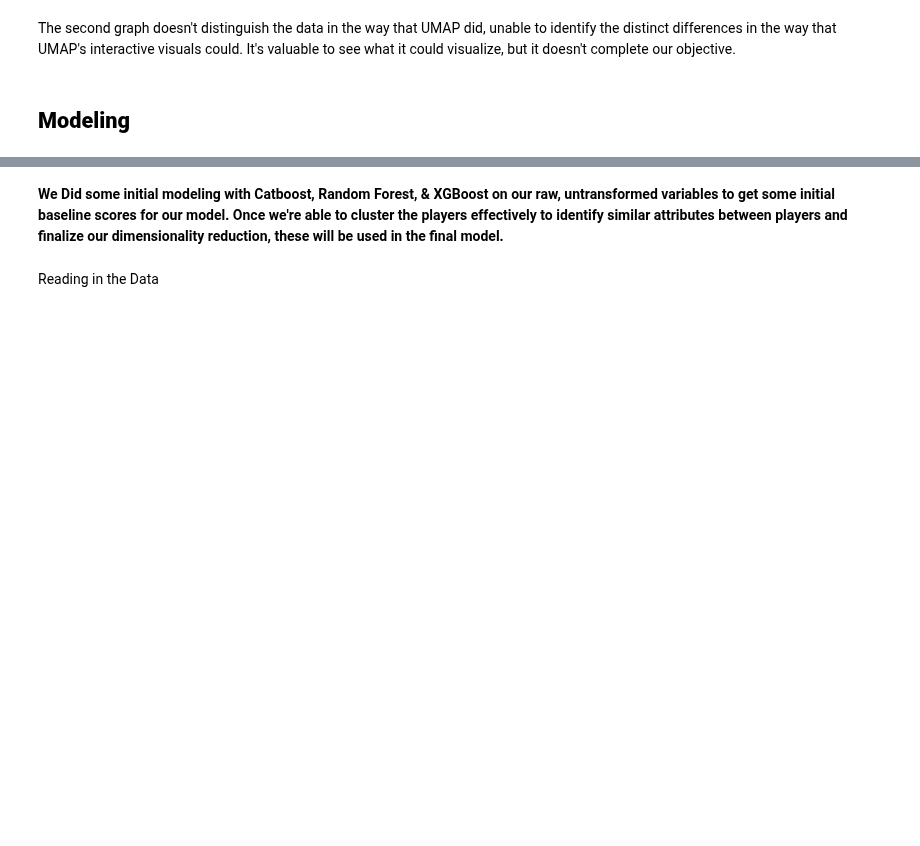
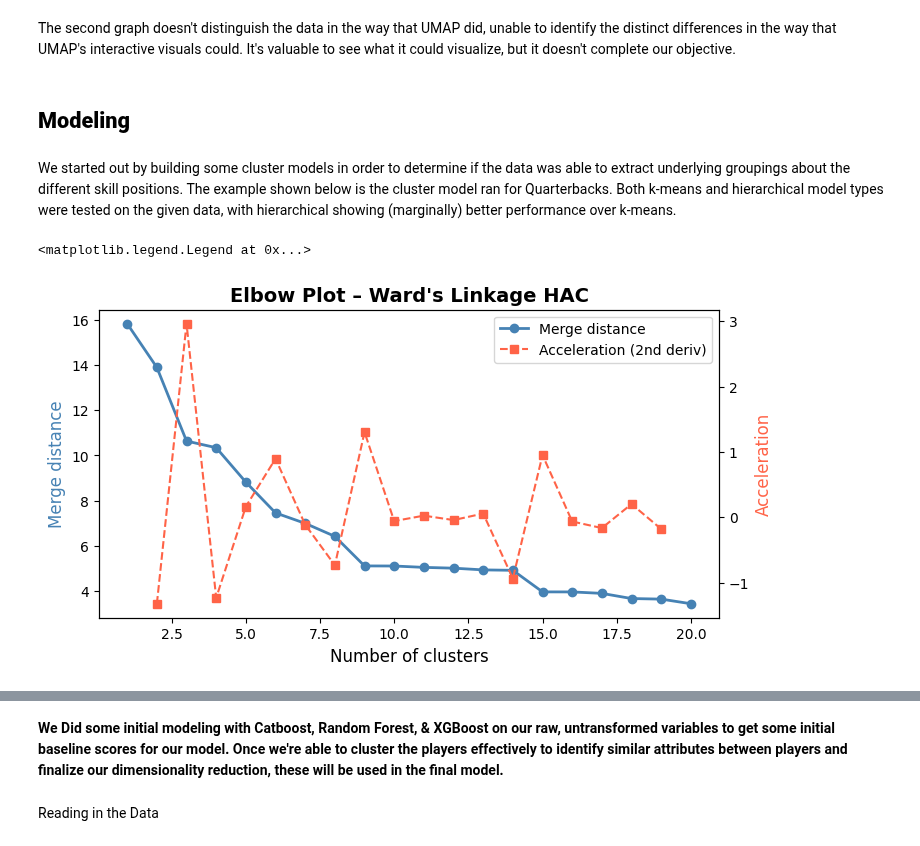
Before and after one commit to SU-IST707-SP26/group-project-big-brains-and-nathan, a Jupyter notebook: checkpoint/submission.ipynb, the cells around one changed output, grey strips where cells are left out. Cells and saved outputs as stored; diff of their text form; code cells hidden in the pictures; blank space fills up the shorter version.

Commit message:
Add cluster models and Challenges

```diff
--- a/checkpoint/submission.ipynb
+++ b/checkpoint/submission.ipynb
@@ -566,3 +566,58 @@ fig.show()
 The second graph doesn't distinguish the data in the way that UMAP did, unable to identify the distinct differences in the way that UMAP's interactive visuals could. It's valuable to see what it could visualize, but it doesn't complete our objective.
 # %% [markdown]
 ## **Modeling**
+# %% [markdown]
+We started out by building some cluster models in order to determine if the data was able to extract underlying groupings about the different skill positions. The example shown below is the cluster model ran for Quarterbacks. Both k-means and hierarchical model types were tested on the given data, with hierarchical showing (marginally) better performance over k-means.
+# %%
+import pandas as pd
+import numpy as np
+import matplotlib.pyplot as plt
+import matplotlib.gridspec as gridspec
+from scipy.cluster.hierarchy import dendrogram, linkage, fcluster
+from sklearn.preprocessing import StandardScaler
+from sklearn.metrics import silhouette_score, silhouette_samples, davies_bouldin_score, adjusted_rand_score
+import matplotlib.cm as cm
+
+data = pd.read_csv('/workspaces/group-project-big-brains-and-nathan/data/merged.csv')
+
+# usage
+# cols = ['w_av', 'usage_passing_downs', 'usage_standard_downs', 'usage_third_down', 'usage_second_down', 'usage_first_down', 'usage_rush', 'usage_var_pass', 'usage_overall']
+# ppa
+# cols = ['w_av', 'avg_ppa_passing_downs', 'avg_ppa_standard_downs', 'avg_ppa_third_down', 'avg_ppa_second_down', 'avg_ppa_first_down', 'avg_ppa_rush', 'avg_ppa_var_pass', 'avg_ppa_all']
+
+# QB specific
+cols = ['w_av', 'avg_ppa_all', 'passing_COMPLETIONS', 'passing_INT', 'passing_TD', 'passing_YPA', 'rushing_YDS', 'rushing_TD']
+
+cluster_cols = cols[1:]
+data[cluster_cols].describe()
+
+# ── 0. Prep ────────────────────────────────────────────────────────────────────
+pos = "QB"
+X = data[data['position'] == pos][cols].dropna().drop(columns=['w_av'])
+scaler = StandardScaler()
+X_scaled = scaler.fit_transform(X)
+
+CLUSTER_RANGE = range(2, 9)
+LINKAGE_MATRIX = linkage(X_scaled, method='ward')
+
+# ── 1. Elbow Plot (last-r merge distances) ─────────────────────────────────────
+last      = LINKAGE_MATRIX[-20:, 2]       # last 20 merge distances
+rev_last  = last[::-1]
+idxs      = np.arange(1, len(rev_last) + 1)
+acceleration = np.diff(rev_last, 2)       # 2nd derivative → elbow
+
+fig_elbow, ax = plt.subplots(figsize=(8, 4))
+ax.plot(idxs, rev_last, marker='o', linewidth=2, color='steelblue', label='Merge distance')
+ax2 = ax.twinx()
+ax2.plot(idxs[:-2] + 1, acceleration, marker='s', linewidth=1.5,
+         color='tomato', linestyle='--', label='Acceleration (2nd deriv)')
+ax.set_xlabel('Number of clusters', fontsize=12)
+ax.set_ylabel('Merge distance', fontsize=12, color='steelblue')
+ax2.set_ylabel('Acceleration', fontsize=12, color='tomato')
+ax.set_title("Elbow Plot – Ward's Linkage HAC", fontsize=14, fontweight='bold')
+lines1, labels1 = ax.get_legend_handles_labels()
+lines2, labels2 = ax2.get_legend_handles_labels()
+ax.legend(lines1 + lines2, labels1 + labels2, loc='upper right')
+# %% [output]
+<matplotlib.legend.Legend at 0x...>
+[figure, added]
```
Also changed, not shown: parts of 6 cells of this notebook.
